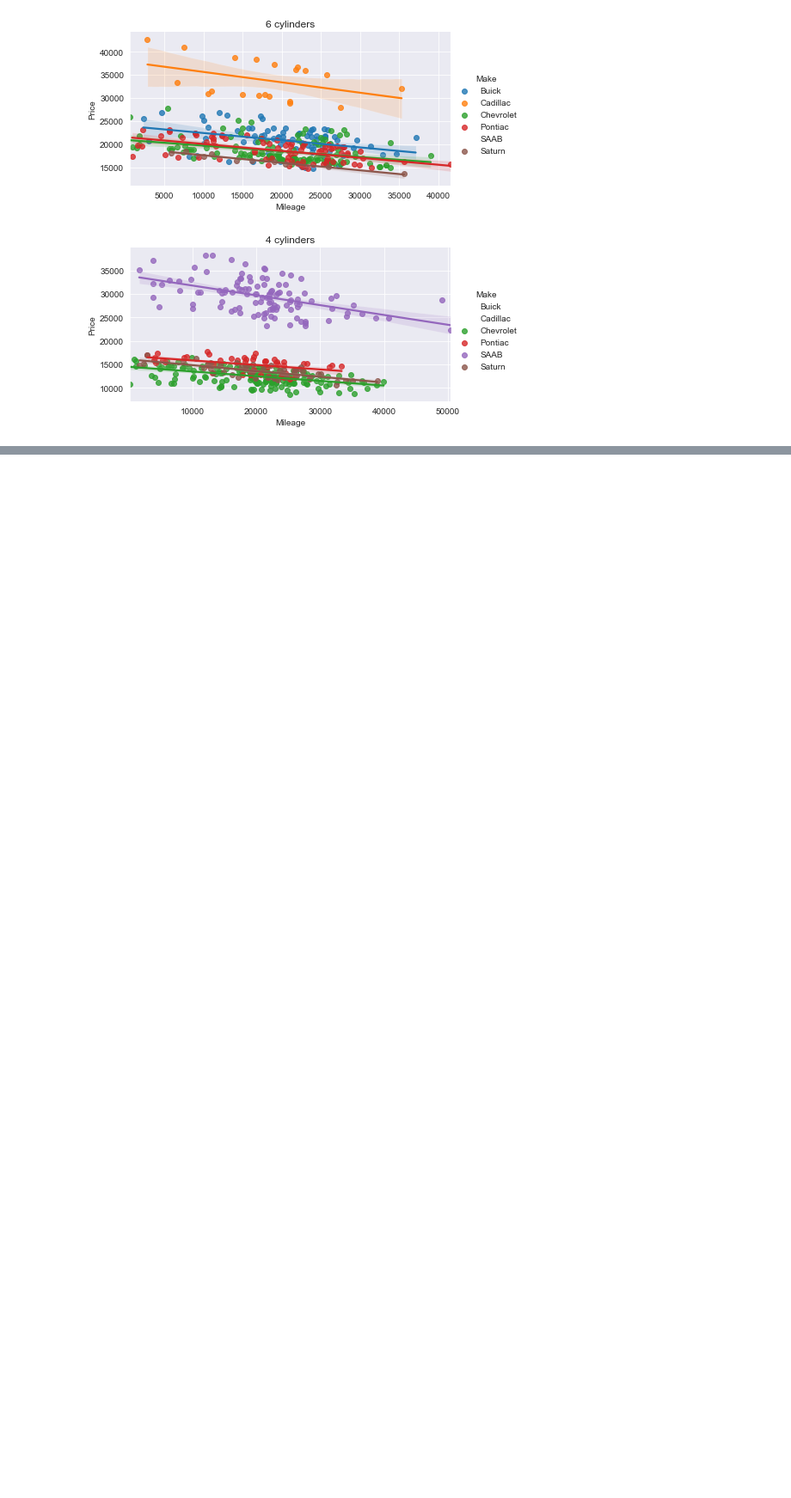
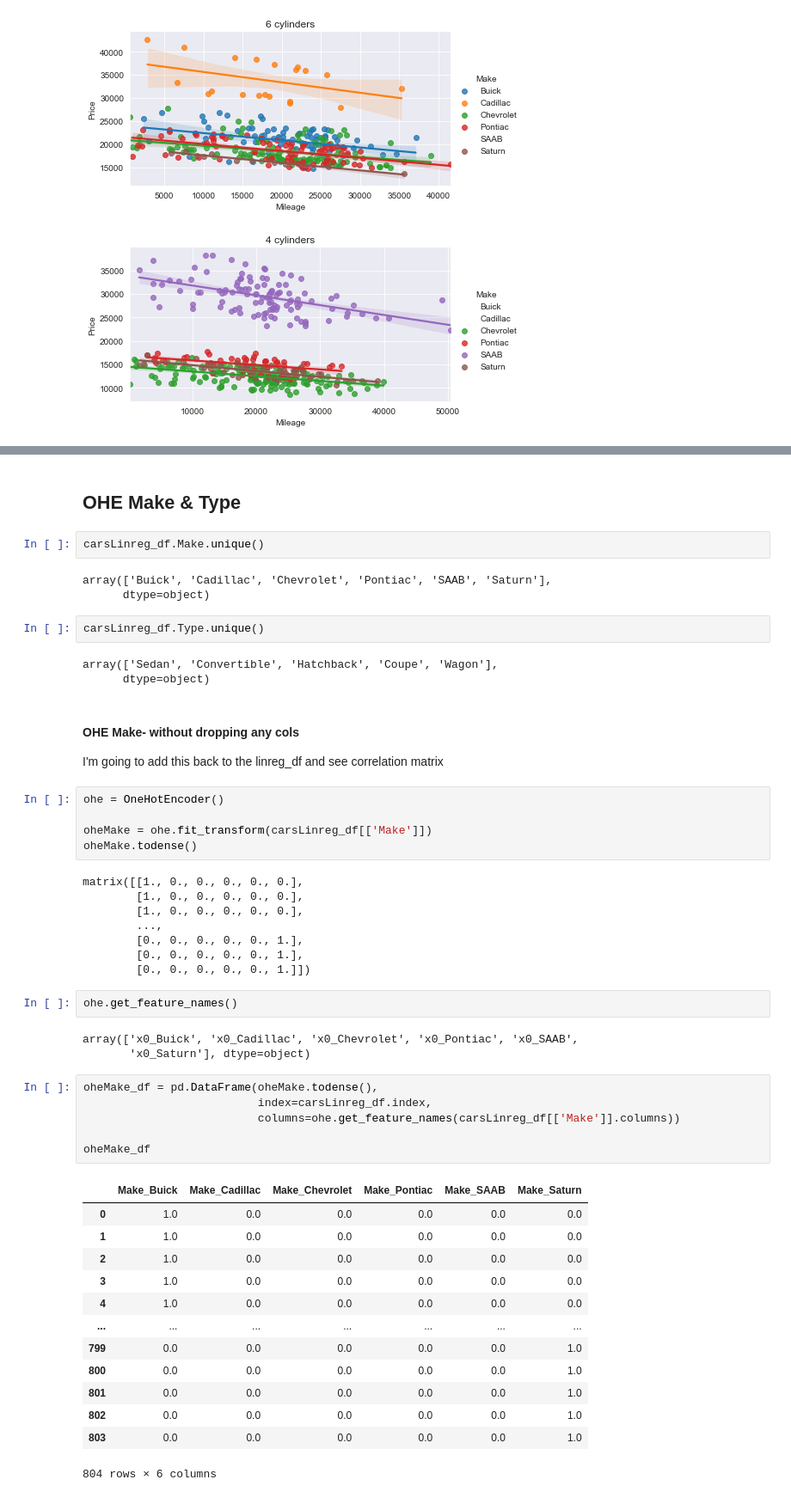
Before and after one commit to Ozxahmed/ML_DS_DL_Udemy_Course, a Jupyter notebook: s3_predictive_models.ipynb, the cells around one changed output, grey strips where cells are left out. Shown at 86% size. Drawn from its saved outputs; the diff is of its cells as text; blank space fills up the shorter version.

```diff
--- a/s3_predictive_models.ipynb
+++ b/s3_predictive_models.ipynb
@@ -365,0 +420,54 @@ len(arr)
+# %% [markdown]
+## OHE Make & Type
+# %%
+carsLinreg_df.Make.unique()
+# %% [output]
+array(['Buick', 'Cadillac', 'Chevrolet', 'Pontiac', 'SAAB', 'Saturn'],
+      dtype=object)
+# %%
+carsLinreg_df.Type.unique()
+# %% [output]
+array(['Sedan', 'Convertible', 'Hatchback', 'Coupe', 'Wagon'],
+      dtype=object)
+# %% [markdown]
+#### OHE Make- without dropping any cols
+
+I'm going to add this back to the linreg_df and see correlation matrix
+# %%
+ohe = OneHotEncoder()
+
+oheMake = ohe.fit_transform(carsLinreg_df[['Make']])
+oheMake.todense()
+# %% [output]
+matrix([[1., 0., 0., 0., 0., 0.],
+        [1., 0., 0., 0., 0., 0.],
+        [1., 0., 0., 0., 0., 0.],
+        ...,
+        [0., 0., 0., 0., 0., 1.],
+        [0., 0., 0., 0., 0., 1.],
+        [0., 0., 0., 0., 0., 1.]])
+# %%
+ohe.get_feature_names()
+# %% [output]
+array(['x0_Buick', 'x0_Cadillac', 'x0_Chevrolet', 'x0_Pontiac', 'x0_SAAB',
+       'x0_Saturn'], dtype=object)
+# %%
+oheMake_df = pd.DataFrame(oheMake.todense(),
+                          index=carsLinreg_df.index,
+                          columns=ohe.get_feature_names(carsLinreg_df[['Make']].columns))
+
+oheMake_df
+# %% [output]
+|  | Make_Buick | Make_Cadillac | Make_Chevrolet | Make_Pontiac | Make_SAAB | Make_Saturn |
+| 0 | 1.0 | 0.0 | 0.0 | 0.0 | 0.0 | 0.0 |
+| 1 | 1.0 | 0.0 | 0.0 | 0.0 | 0.0 | 0.0 |
+| 2 | 1.0 | 0.0 | 0.0 | 0.0 | 0.0 | 0.0 |
+| 3 | 1.0 | 0.0 | 0.0 | 0.0 | 0.0 | 0.0 |
+| 4 | 1.0 | 0.0 | 0.0 | 0.0 | 0.0 | 0.0 |
+| ... | ... | ... | ... | ... | ... | ... |
+| 799 | 0.0 | 0.0 | 0.0 | 0.0 | 0.0 | 1.0 |
+| 800 | 0.0 | 0.0 | 0.0 | 0.0 | 0.0 | 1.0 |
+| 801 | 0.0 | 0.0 | 0.0 | 0.0 | 0.0 | 1.0 |
+| 802 | 0.0 | 0.0 | 0.0 | 0.0 | 0.0 | 1.0 |
+| 803 | 0.0 | 0.0 | 0.0 | 0.0 | 0.0 | 1.0 |
+804 rows × 6 columns
```
Also changed, not shown: parts of 18 cells of this notebook.
